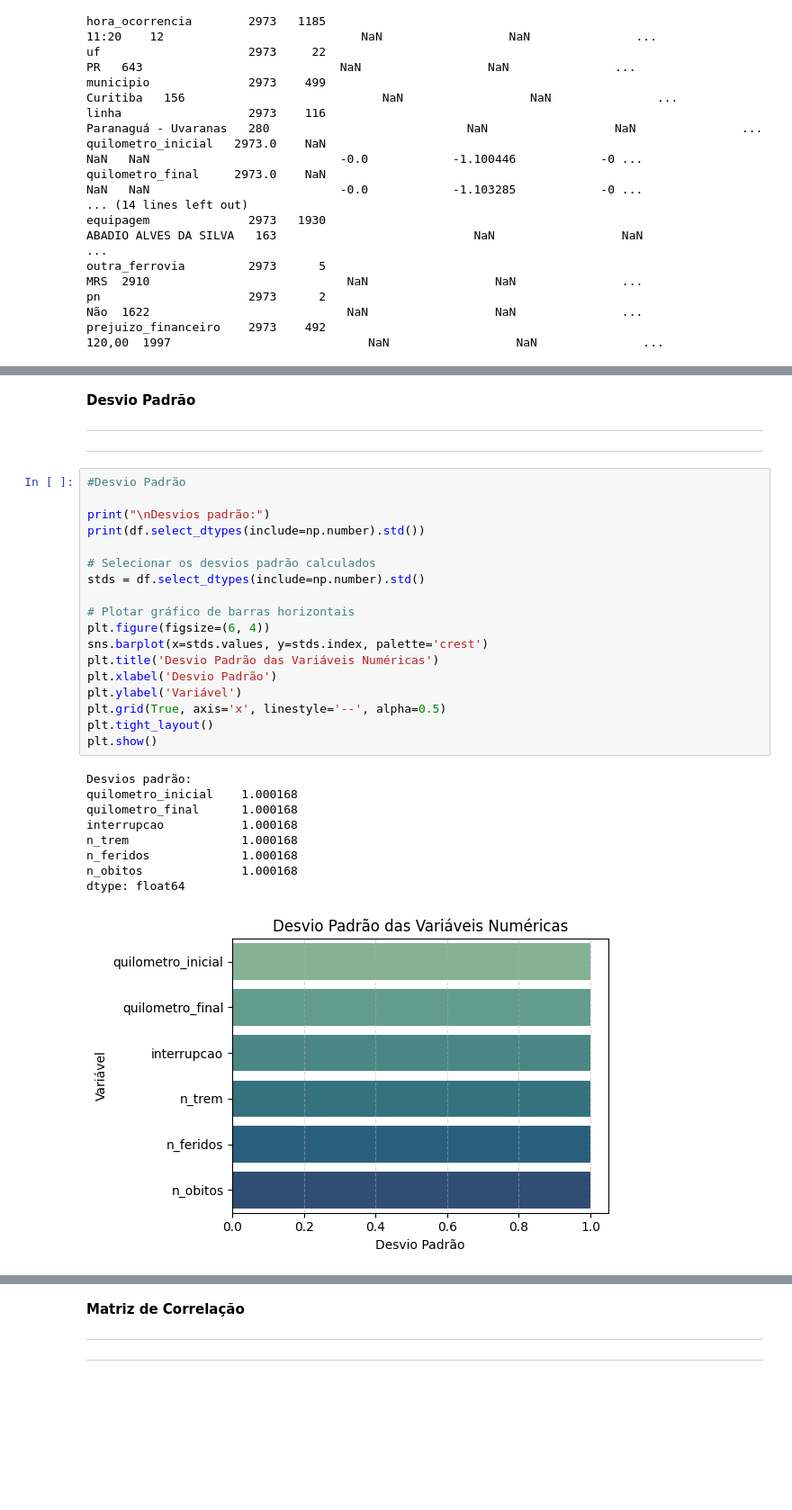
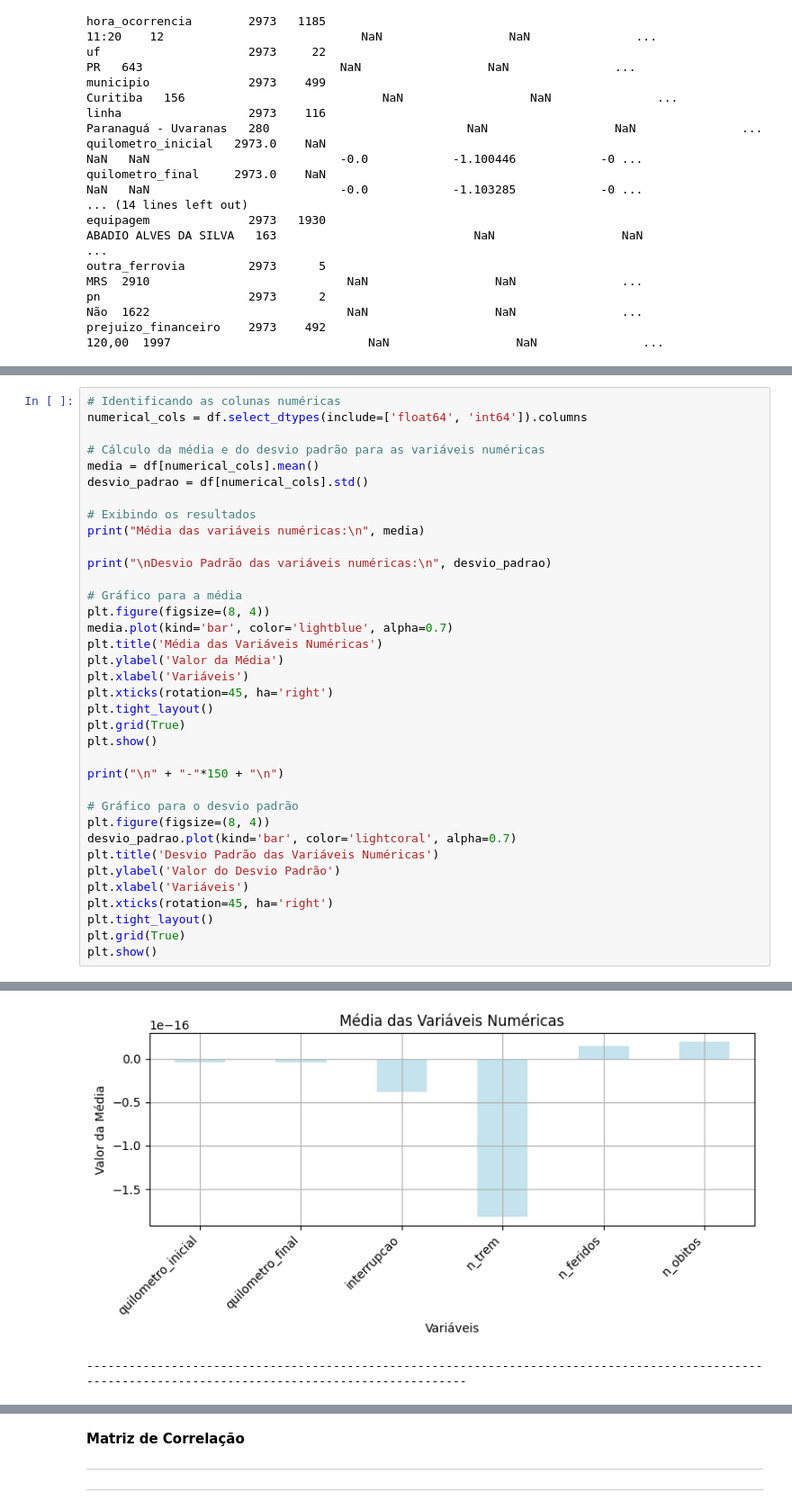
Before and after one commit to fabarroso/MVP1, a Jupyter notebook: MVP1.ipynb, the cells around one changed output, grey strips where cells are left out. Shown at 90% size. Drawn from its saved outputs; the diff is of its cells as text; blank space fills up the shorter version.

```diff
--- a/MVP1.ipynb
+++ b/MVP1.ipynb
@@ -488,32 +458,37 @@ dtype: float64
-# %% [markdown]
-**Desvio Padrão**
-****
-****
-# %%
-#Desvio Padrão
-
-print("\nDesvios padrão:")
-print(df.select_dtypes(include=np.number).std())
-
-# Selecionar os desvios padrão calculados
-stds = df.select_dtypes(include=np.number).std()
-
-# Plotar gráfico de barras horizontais
-plt.figure(figsize=(6, 4))
-sns.barplot(x=stds.values, y=stds.index, palette='crest')
-plt.title('Desvio Padrão das Variáveis Numéricas')
-plt.xlabel('Desvio Padrão')
-plt.ylabel('Variável')
-plt.grid(True, axis='x', linestyle='--', alpha=0.5)
-plt.tight_layout()
-plt.show()
-# %% [output]
-Desvios padrão:
-quilometro_inicial    1.000168
-quilometro_final      1.000168
-interrupcao           1.000168
-n_trem                1.000168
-n_feridos             1.000168
-n_obitos              1.000168
-dtype: float64
-[figure, removed]
+# %%
+# Identificando as colunas numéricas
+numerical_cols = df.select_dtypes(include=['float64', 'int64']).columns
+
+# Cálculo da média e do desvio padrão para as variáveis numéricas
+media = df[numerical_cols].mean()
+desvio_padrao = df[numerical_cols].std()
+
+# Exibindo os resultados
+print("Média das variáveis numéricas:\n", media)
+
+print("\nDesvio Padrão das variáveis numéricas:\n", desvio_padrao)
+
+# Gráfico para a média
+plt.figure(figsize=(8, 4))
+media.plot(kind='bar', color='lightblue', alpha=0.7)
+plt.title('Média das Variáveis Numéricas')
+plt.ylabel('Valor da Média')
+plt.xlabel('Variáveis')
+plt.xticks(rotation=45, ha='right')
+plt.tight_layout()
+plt.grid(True)
+plt.show()
+
+print("\n" + "-"*150 + "\n")
+
+# Gráfico para o desvio padrão
+plt.figure(figsize=(8, 4))
+desvio_padrao.plot(kind='bar', color='lightcoral', alpha=0.7)
+plt.title('Desvio Padrão das Variáveis Numéricas')
+plt.ylabel('Valor do Desvio Padrão')
+plt.xlabel('Variáveis')
+plt.xticks(rotation=45, ha='right')
+plt.tight_layout()
+plt.grid(True)
+plt.show()
+# %% [output]
@@ -519,0 +512,2 @@ dtype: float64
+[figure, added]
+------------------------------------------------------------------------------------------------------------------------------------------------------
```
Also changed, not shown: parts of 3 cells of this notebook.
